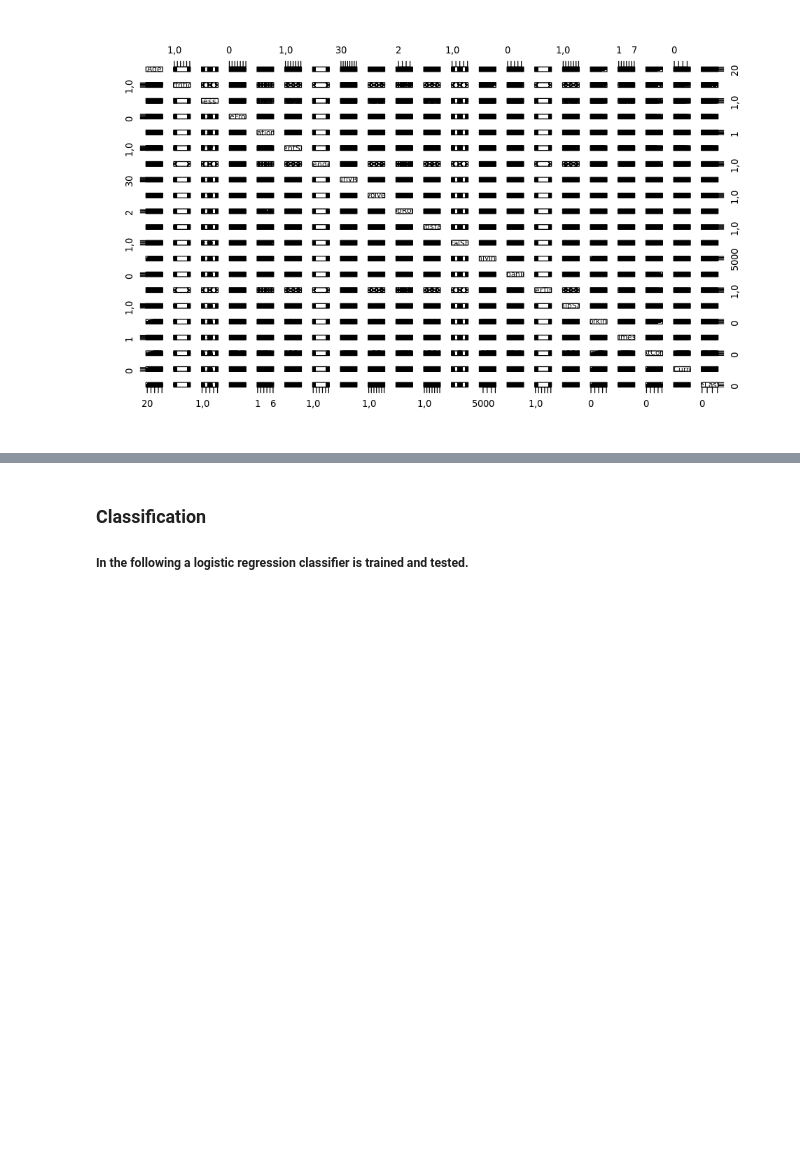
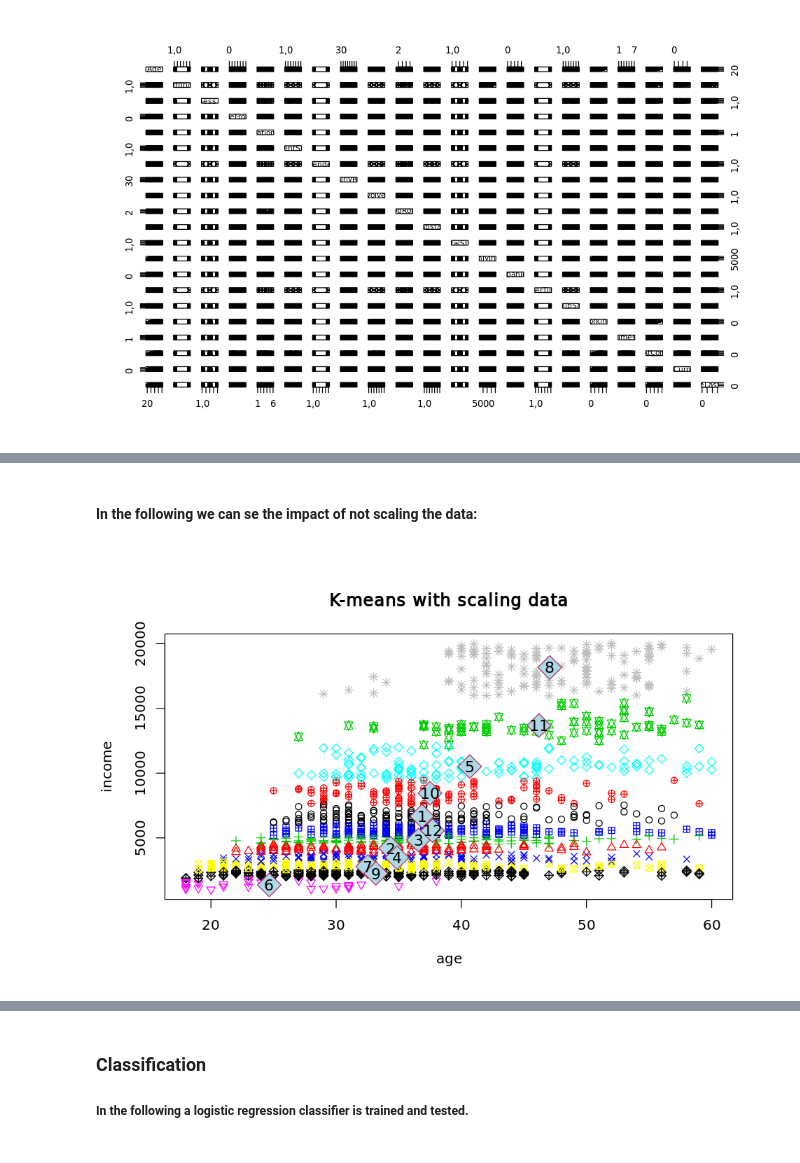
Before and after one commit to Hammi007/R_bigdata, a Jupyter notebook: Exploratory_data_analysis.ipynb, the cells around one changed output, grey strips where cells are left out. Saved outputs shown, nothing was run; the diff lists cells and outputs as text; code cells hidden in the pictures; blank space fills up the shorter version.

```diff
--- a/Exploratory_data_analysis.ipynb
+++ b/Exploratory_data_analysis.ipynb
@@ -175,0 +207,15 @@ pairs(df)
+# %% [markdown]
+<h4>In the following we can se the impact of not scaling the data:<h4>
+# %%
+data_unscaled <- select(df, Age, MonthlyIncome)
+Kmeans <- kmeans(data2, 12)
+
+plot(data2$Age, data2$MonthlyIncome, col = Kmeans$cluster, #asp = 1, #xlim=c(1:90), ylim=c(200:178677),
+     pch = Kmeans$cluster, main = "K-means with scaling data",
+     xlab = "age", ylab = "income")
+points(Kmeans$centers[ ,1], Kmeans$centers[ ,2], pch = 23,
+       col = 'maroon', bg = 'lightblue', cex = 3)
+text(Kmeans$centers[ ,1], Kmeans$centers[ ,2], cex = 1.1,
+     col = 'black', attributes(Kmeans$centers)$dimnames[[1]])
+# %% [output]
+[figure, added]
```
Also changed, not shown: parts of 14 cells of this notebook.
